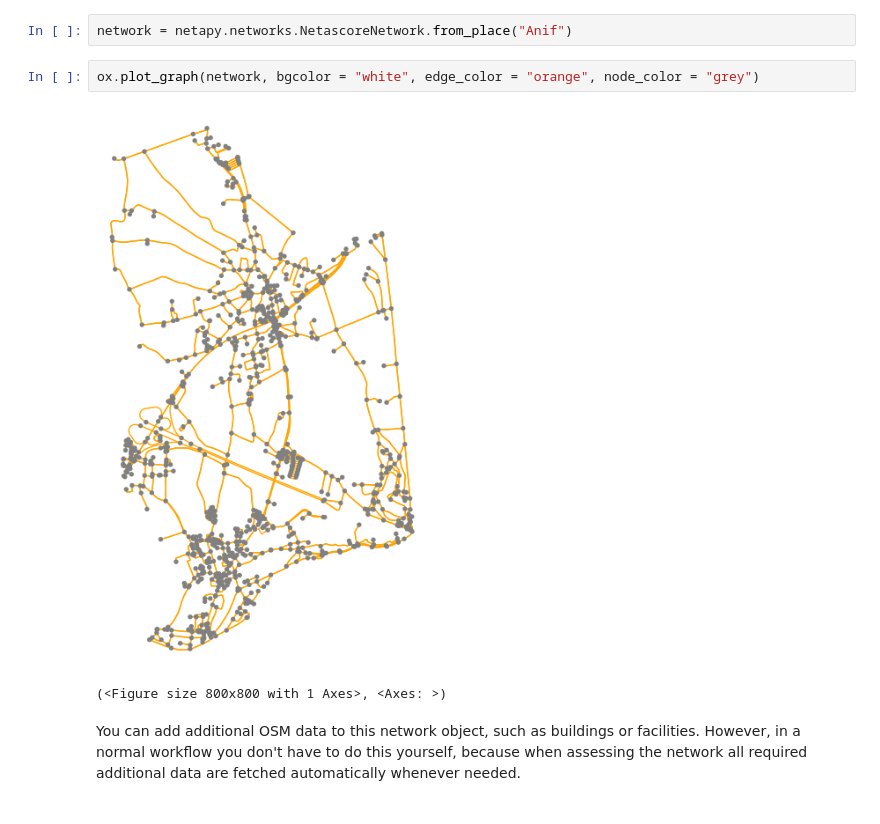
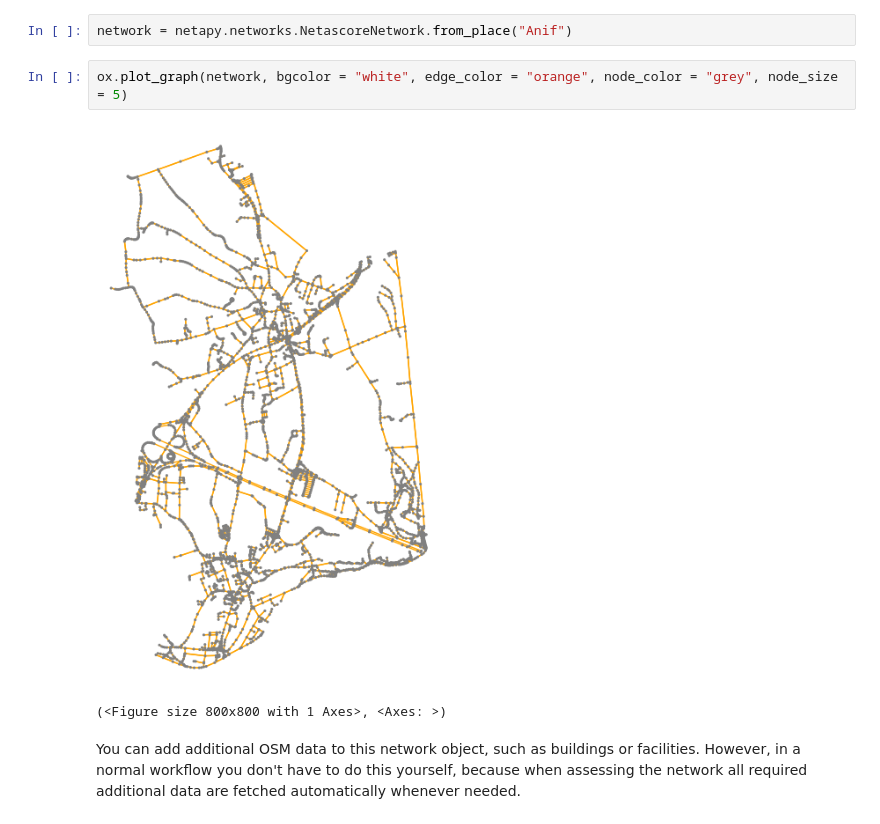
Before and after one commit to plus-mobilitylab/netapy, a Jupyter notebook: demo/demo.ipynb, the cells around one changed output. Saved outputs shown, nothing was run; the diff lists cells and outputs as text.

```diff
--- a/demo/demo.ipynb
+++ b/demo/demo.ipynb
@@ -14,9 +14,9 @@ First, we load the street network to assess. When applying the default NetAScore
 # %%
 network = netapy.networks.NetascoreNetwork.from_place("Anif")
 # %%
-ox.plot_graph(network, bgcolor = "white", edge_color = "orange", node_color = "grey")
+ox.plot_graph(network, bgcolor = "white", edge_color = "orange", node_color = "grey", node_size = 5)
 # %% [output]
-[figure, old version]
+[figure, new version]
 (<Figure size 800x800 with 1 Axes>, <Axes: >)
 # %% [markdown]
 You can add additional OSM data to this network object, such as buildings or facilities. However, in a normal workflow you don't have to do this yourself, because when assessing the network all required additional data are fetched automatically whenever needed.
```
Also changed, not shown: parts of 10 cells of this notebook, 7 other files.
